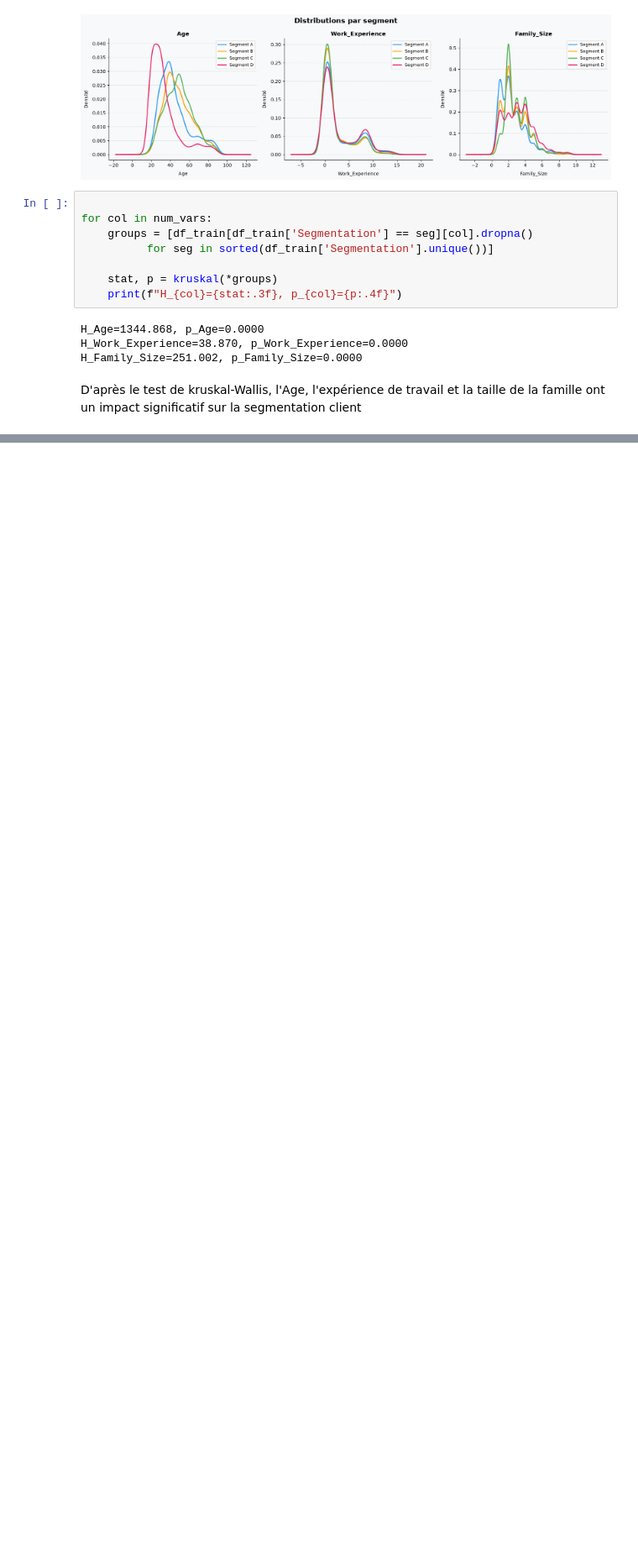
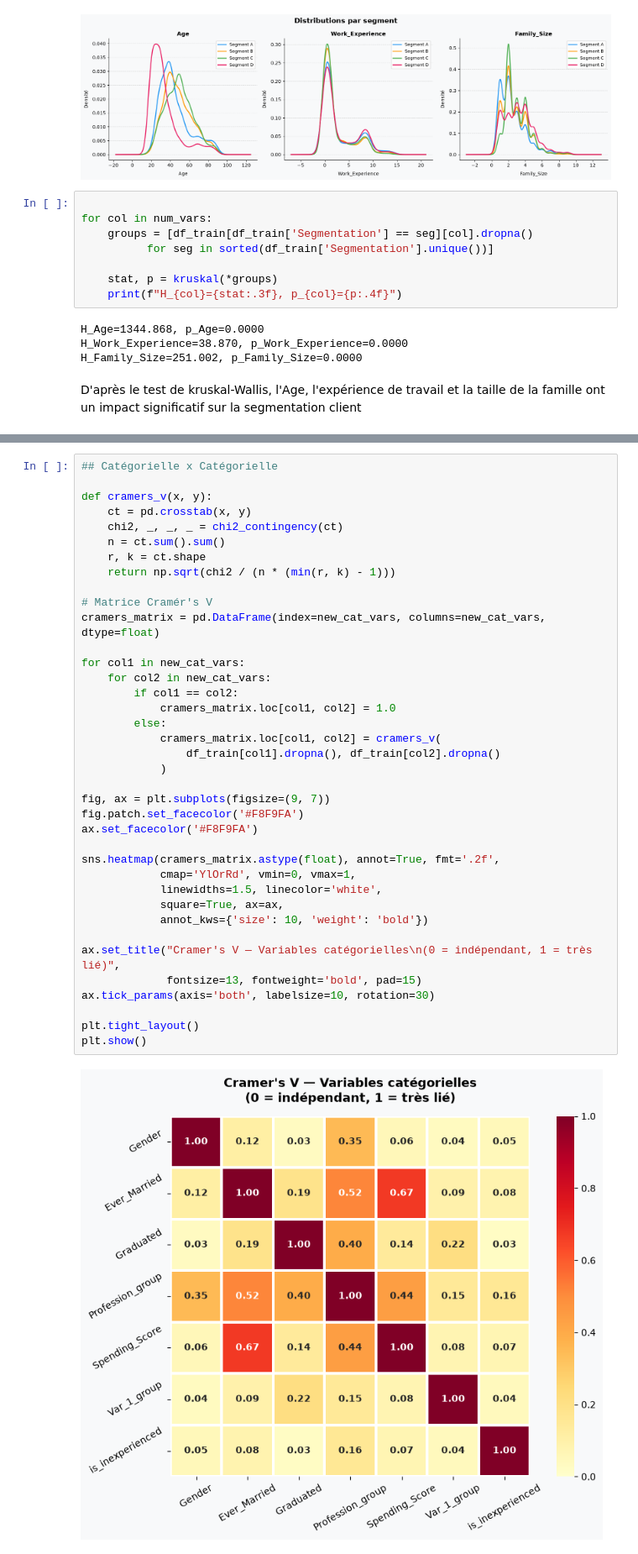
Before and after one commit to JOREL531/projet_JAKALA, a Jupyter notebook: code/exploration.ipynb, the cells around one changed output, grey strips where cells are left out. Shown at 84% size. Saved outputs shown, nothing was run; the diff lists cells and outputs as text; blank space fills up the shorter version.

```diff
--- a/code/exploration.ipynb
+++ b/code/exploration.ipynb
@@ -476,0 +618,40 @@ D'après le test de kruskal-Wallis, l'Age, l'expérience de travail et la taille
+# %%
+## Catégorielle x Catégorielle
+
+def cramers_v(x, y):
+    ct = pd.crosstab(x, y)
+    chi2, _, _, _ = chi2_contingency(ct)
+    n = ct.sum().sum()
+    r, k = ct.shape
+    return np.sqrt(chi2 / (n * (min(r, k) - 1)))
+
+# Matrice Cramér's V
+cramers_matrix = pd.DataFrame(index=new_cat_vars, columns=new_cat_vars, dtype=float)
+
+for col1 in new_cat_vars:
+    for col2 in new_cat_vars:
+        if col1 == col2:
+            cramers_matrix.loc[col1, col2] = 1.0
+        else:
+            cramers_matrix.loc[col1, col2] = cramers_v(
+                df_train[col1].dropna(), df_train[col2].dropna()
+            )
+
+fig, ax = plt.subplots(figsize=(9, 7))
+fig.patch.set_facecolor('#F8F9FA')
+ax.set_facecolor('#F8F9FA')
+
+sns.heatmap(cramers_matrix.astype(float), annot=True, fmt='.2f',
+            cmap='YlOrRd', vmin=0, vmax=1,
+            linewidths=1.5, linecolor='white',
+            square=True, ax=ax,
+            annot_kws={'size': 10, 'weight': 'bold'})
+
+ax.set_title("Cramer's V — Variables catégorielles\n(0 = indépendant, 1 = très lié)",
+             fontsize=13, fontweight='bold', pad=15)
+ax.tick_params(axis='both', labelsize=10, rotation=30)
+
+plt.tight_layout()
+plt.show()
+# %% [output]
+[figure, added]
```
Also changed, not shown: parts of 12 cells of this notebook.
